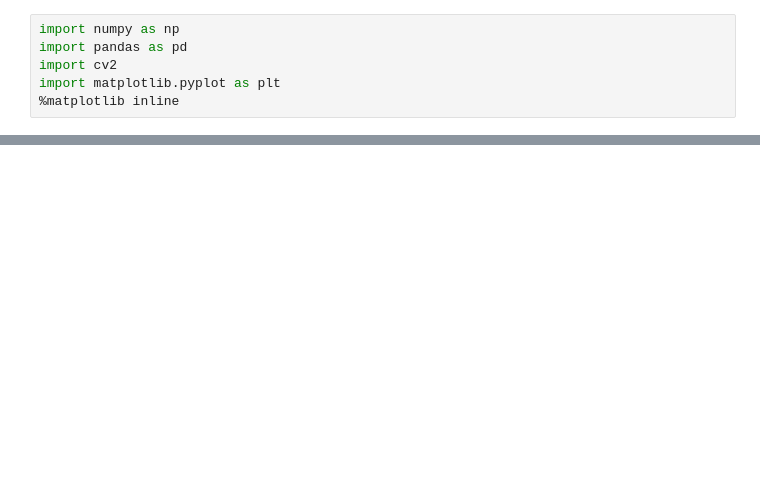
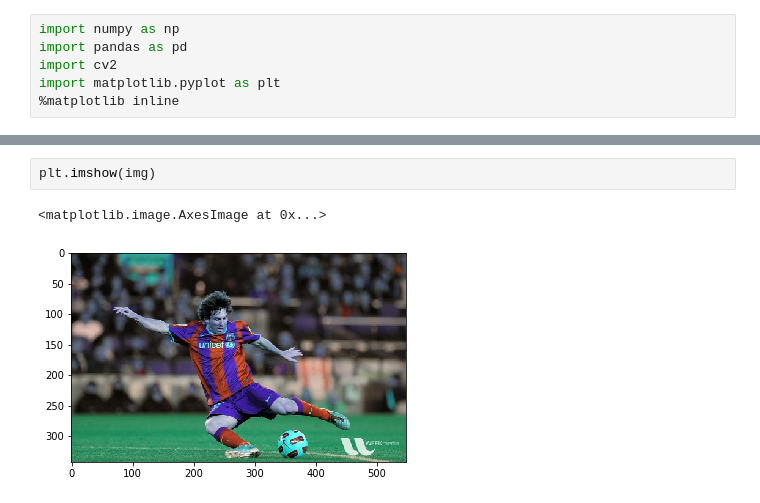
Before and after one commit to anishdass/CV, a Jupyter notebook: Notebooks/CV.ipynb, the cells around one changed output, grey strips where cells are left out. Cells and saved outputs as stored; diff of their text form; blank space fills up the shorter version.

```diff
--- a/Notebooks/CV.ipynb
+++ b/Notebooks/CV.ipynb
@@ -24 +14,6 @@ plt.imshow(img)v
+# %%
+plt.imshow(img)
+# %% [output]
+<matplotlib.image.AxesImage at 0x...>
+[figure, added]
 # %%
```
Also changed, not shown: parts of 5 cells of this notebook, 6 other files.
